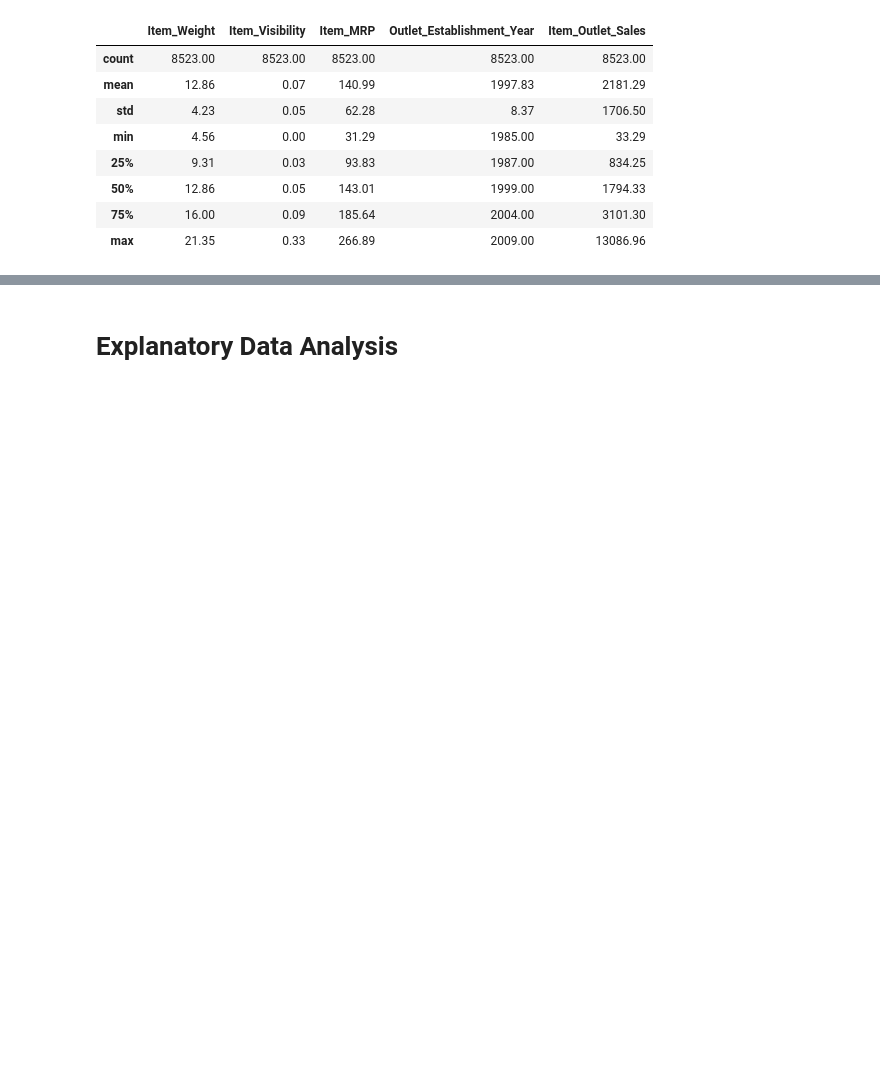
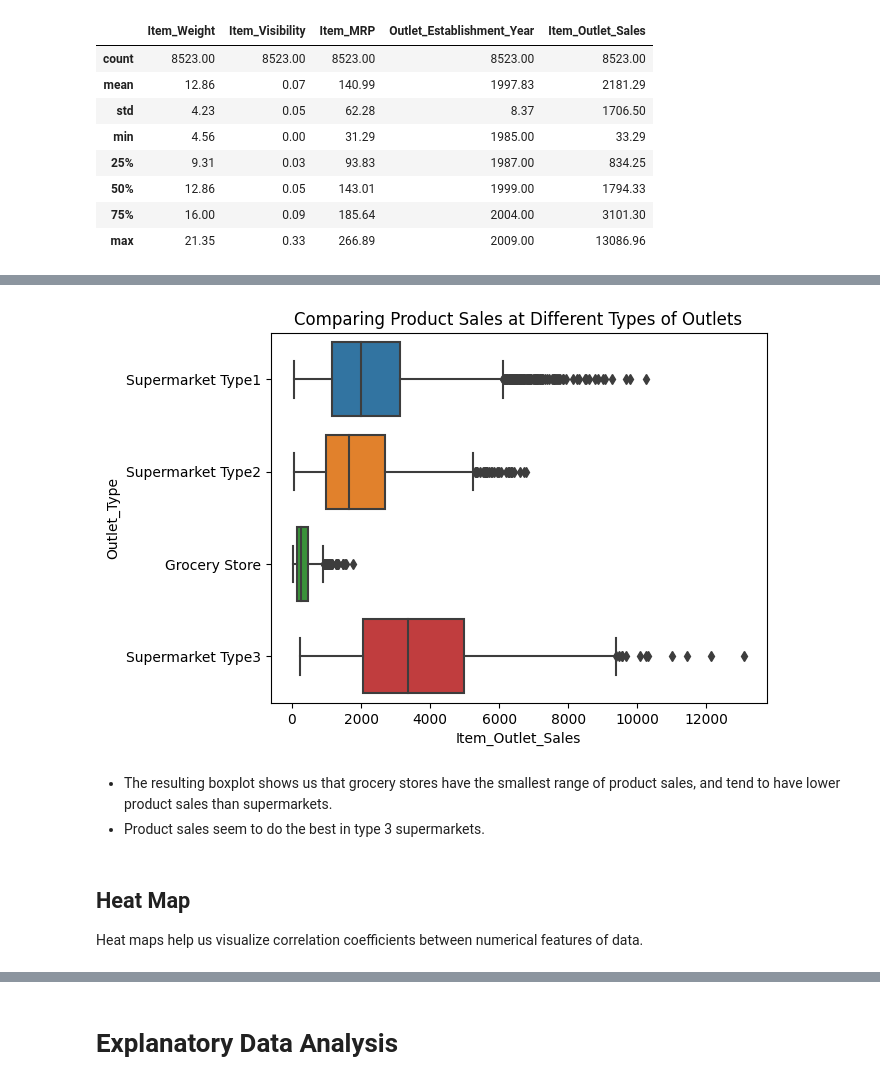
Before and after one commit to chrispydocodes/Prediction-of-Project-Sales, a Jupyter notebook: Project_1_Chris_Do.ipynb, the cells around one changed output, grey strips where cells are left out. Saved outputs shown, nothing was run; the diff lists cells and outputs as text; code cells hidden in the pictures; blank space fills up the shorter version.

```diff
--- a/Project_1_Chris_Do.ipynb
+++ b/Project_1_Chris_Do.ipynb
@@ -283,0 +346,11 @@ df.describe().round(2)
+# %%
+ax_box = sns.boxplot(data=df, x='Item_Outlet_Sales', y='Outlet_Type')
+ax_box.set_title('Comparing Product Sales at Different Types of Outlets');
+# %% [output]
+[figure, added]
+# %% [markdown]
+- The resulting boxplot shows us that grocery stores have the smallest range of product sales, and tend to have lower product sales than supermarkets.
+- Product sales seem to do the best in type 3 supermarkets.
+# %% [markdown]
+## Heat Map
+Heat maps help us visualize correlation coefficients between numerical features of data.
```
Also changed, not shown: parts of 39 cells of this notebook.
